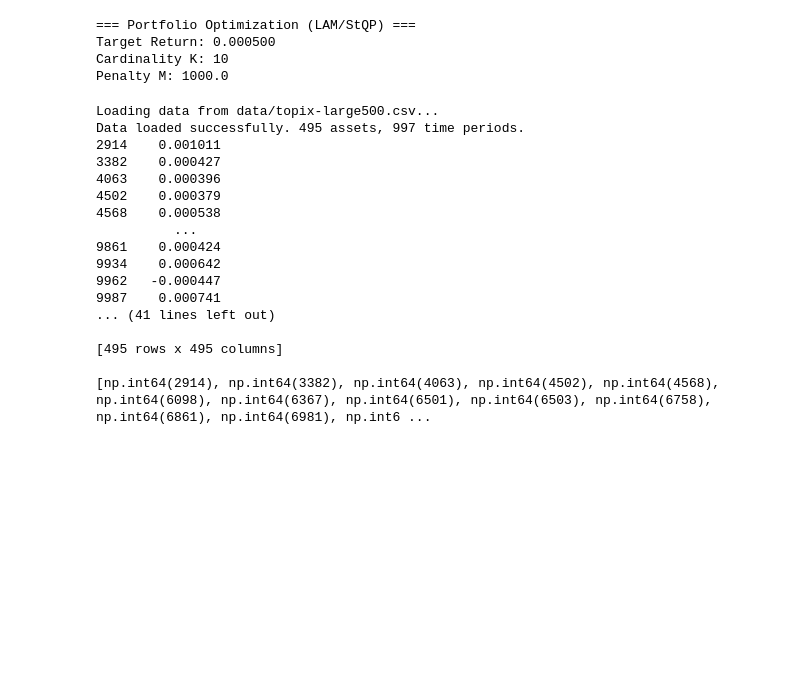
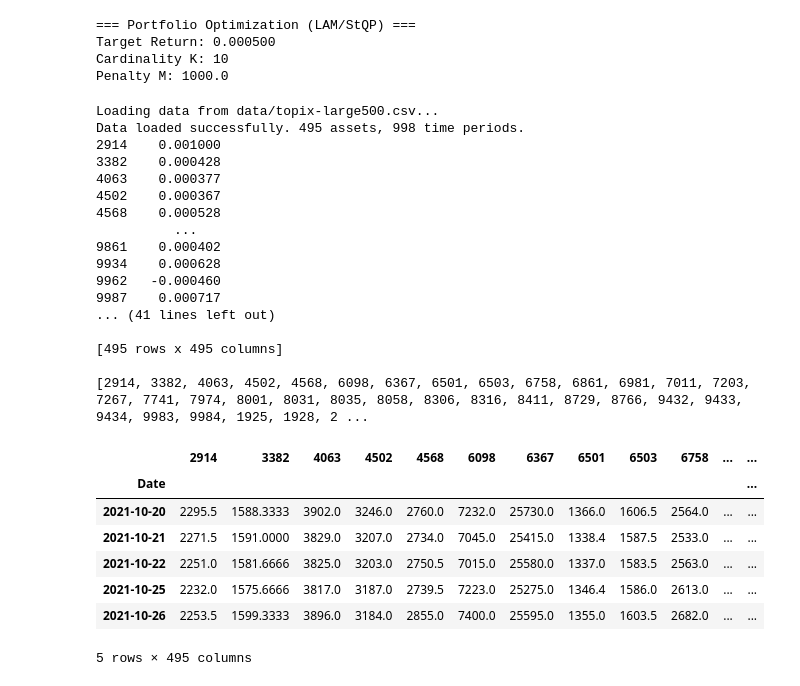
Before and after one commit to K2-621024/AFE02_student_presentation, a Jupyter notebook: notebook_01.ipynb, the cells around one changed output. Saved outputs shown, nothing was run; the diff lists cells and outputs as text; code cells hidden in the pictures; blank space fills up the shorter version.

Commit message:
update data_loader.py

```diff
--- a/notebook_01.ipynb
+++ b/notebook_01.ipynb
@@ -26,30 +26,40 @@ Cardinality K: 10
 Penalty M: 1000.0
 # %%
 # 1. Load Data
-mu, sigma, assets = load_data(DATA_FILE)
+mu, sigma, assets, df = load_data(DATA_FILE)
 print(mu)
 print()
 print(sigma)
 print()
 print(assets)
+print()
+df.head()
 # %% [output]
 Loading data from data/topix-large500.csv...
-Data loaded successfully. 495 assets, 997 time periods.
-2914    0.001011
-3382    0.000427
-4063    0.000396
-4502    0.000379
-4568    0.000538
+Data loaded successfully. 495 assets, 998 time periods.
+2914    0.001000
+3382    0.000428
+4063    0.000377
+4502    0.000367
+4568    0.000528
           ...
-9861    0.000424
-9934    0.000642
-9962   -0.000447
-9987    0.000741
+9861    0.000402
+9934    0.000628
+9962   -0.000460
+9987    0.000717
 ... (41 lines left out)
 
 [495 rows x 495 columns]
 
-[np.int64(2914), np.int64(3382), np.int64(4063), np.int64(4502), np.int64(4568), np.int64(6098), np.int64(6367), np.int64(6501), np.int64(6503), np.int64(6758), np.int64(6861), np.int64(6981), np.int6 ...
+[2914, 3382, 4063, 4502, 4568, 6098, 6367, 6501, 6503, 6758, 6861, 6981, 7011, 7203, 7267, 7741, 7974, 8001, 8031, 8035, 8058, 8306, 8316, 8411, 8729, 8766, 9432, 9433, 9434, 9983, 9984, 1925, 1928, 2 ...
+|  | 2914 | 3382 | 4063 | 4502 | 4568 | 6098 | 6367 | 6501 | 6503 | 6758 | ... | ... |
+| Date |  |  |  |  |  |  |  |  |  |  |  | ... |
+| 2021-10-20 | 2295.5 | 1588.3333 | 3902.0 | 3246.0 | 2760.0 | 7232.0 | 25730.0 | 1366.0 | 1606.5 | 2564.0 | ... | ... |
+| 2021-10-21 | 2271.5 | 1591.0000 | 3829.0 | 3207.0 | 2734.0 | 7045.0 | 25415.0 | 1338.4 | 1587.5 | 2533.0 | ... | ... |
+| 2021-10-22 | 2251.0 | 1581.6666 | 3825.0 | 3203.0 | 2750.5 | 7015.0 | 25580.0 | 1337.0 | 1583.5 | 2563.0 | ... | ... |
+| 2021-10-25 | 2232.0 | 1575.6666 | 3817.0 | 3187.0 | 2739.5 | 7223.0 | 25275.0 | 1346.4 | 1586.0 | 2613.0 | ... | ... |
+| 2021-10-26 | 2253.5 | 1599.3333 | 3896.0 | 3184.0 | 2855.0 | 7400.0 | 25595.0 | 1355.0 | 1603.5 | 2682.0 | ... | ... |
+5 rows × 495 columns
 # %%
 # 2. Solve
 result = solve_lam_stqp(
```
Also changed, not shown: parts of 1 cell of this notebook, 1 other file.
